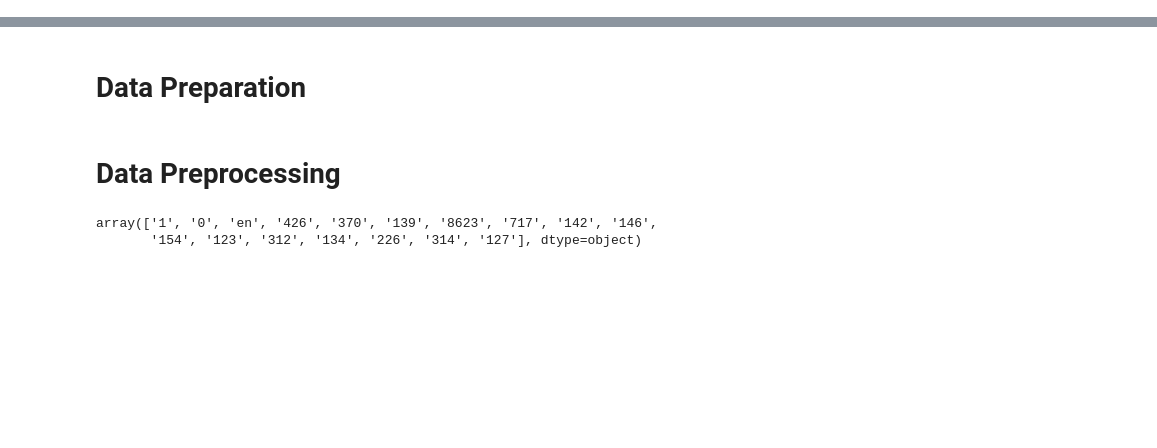
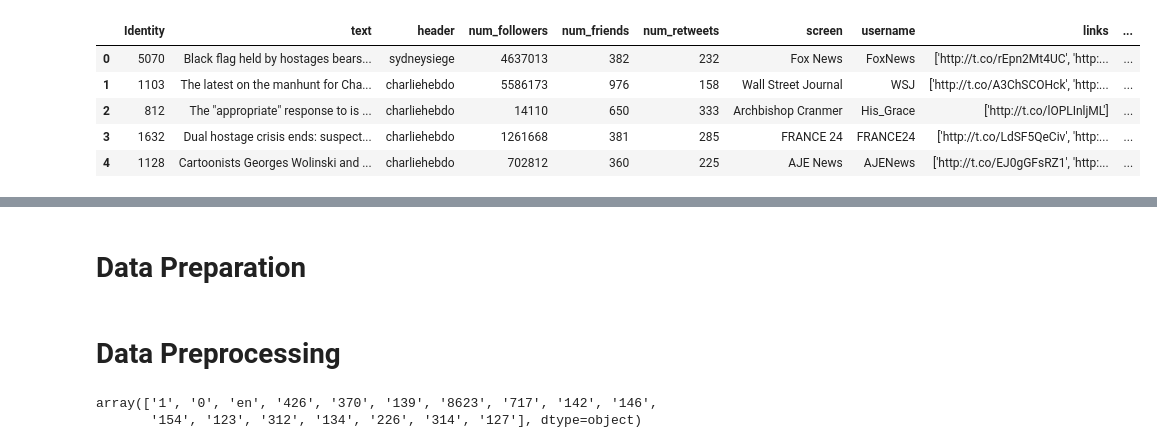
Before and after one commit to hruthiksiva/DataScience-Competitions, a Jupyter notebook: iith_deepn.ipynb, the cells around one changed output, grey strips where cells are left out. Drawn from its saved outputs; the diff is of its cells as text; code cells hidden in the pictures; blank space fills up the shorter version.

```diff
--- a/iith_deepn.ipynb
+++ b/iith_deepn.ipynb
@@ -2,0 +182,9 @@
+# %%
+df2.head()
+# %% [output]
+|  | Identity | text | header | num_followers | num_friends | num_retweets | screen | username | links | ... |
+| 0 | 5070 | Black flag held by hostages bears... | sydneysiege | 4637013 | 382 | 232 | Fox News | FoxNews | ['http://t.co/rEpn2Mt4UC', 'http:... | ... |
+| 1 | 1103 | The latest on the manhunt for Cha... | charliehebdo | 5586173 | 976 | 158 | Wall Street Journal | WSJ | ['http://t.co/A3ChSCOHck', 'http:... | ... |
+| 2 | 812 | The "appropriate" response to is ... | charliehebdo | 14110 | 650 | 333 | Archbishop Cranmer | His_Grace | ['http://t.co/lOPLInljML'] | ... |
+| 3 | 1632 | Dual hostage crisis ends: suspect... | charliehebdo | 1261668 | 381 | 285 | FRANCE 24 | FRANCE24 | ['http://t.co/LdSF5QeCiv', 'http:... | ... |
+| 4 | 1128 | Cartoonists Georges Wolinski and ... | charliehebdo | 702812 | 360 | 225 | AJE News | AJENews | ['http://t.co/EJ0gGFsRZ1', 'http:... | ... |
```
Also changed, not shown: parts of 31 cells of this notebook.
